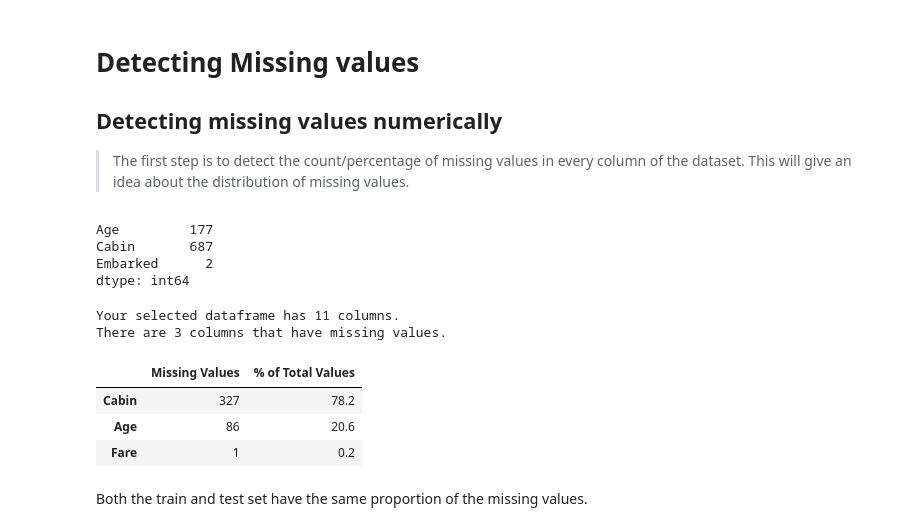
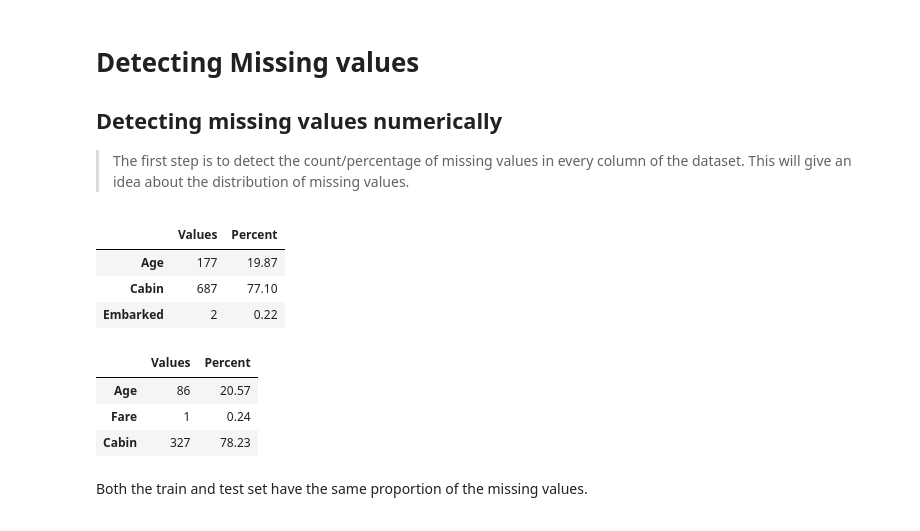
Before and after one commit to PrimEGameR123/ML, a Jupyter notebook: handle-missing-values.ipynb, the cells around one changed output. Cells and saved outputs as stored; diff of their text form; code cells hidden in the pictures.

```diff
--- a/handle-missing-values.ipynb
+++ b/handle-missing-values.ipynb
@@ -107,22 +94,20 @@ Clearly, less people survived the accident.
 >The first step is to detect the count/percentage of missing values in every column of the dataset. This will give an idea about the distribution of missing values.
 # %%
 x = train.isna().sum()
-x[x>0]/train
+pd.concat({'Values': x[x>0], 'Percent':round(x[x>0]/len(train)*100, 2)}, axis = 1)
 # %% [output]
-Age         177
-Cabin       687
-Embarked      2
-dtype: int64
+|  | Values | Percent |
+| Age | 177 | 19.87 |
+| Cabin | 687 | 77.10 |
+| Embarked | 2 | 0.22 |
-# %%
-test_missing= missing_values_table(test)
-test_missing
-# %% [output]
-Your selected dataframe has 11 columns.
-There are 3 columns that have missing values.
-|  | Missing Values | % of Total Values |
-| Cabin | 327 | 78.2 |
-| Age | 86 | 20.6 |
-| Fare | 1 | 0.2 |
+# %%
+x = test.isna().sum()
+pd.concat({'Values': x[x>0], 'Percent':round(x[x>0]/len(test)*100, 2)}, axis = 1)
+# %% [output]
+|  | Values | Percent |
+| Age | 86 | 20.57 |
+| Fare | 1 | 0.24 |
+| Cabin | 327 | 78.23 |
 # %% [markdown]
 Both the train and test set have the same proportion of the missing values.
 # %% [markdown]
```
Also changed, not shown: parts of 29 cells of this notebook, 1 other file.
